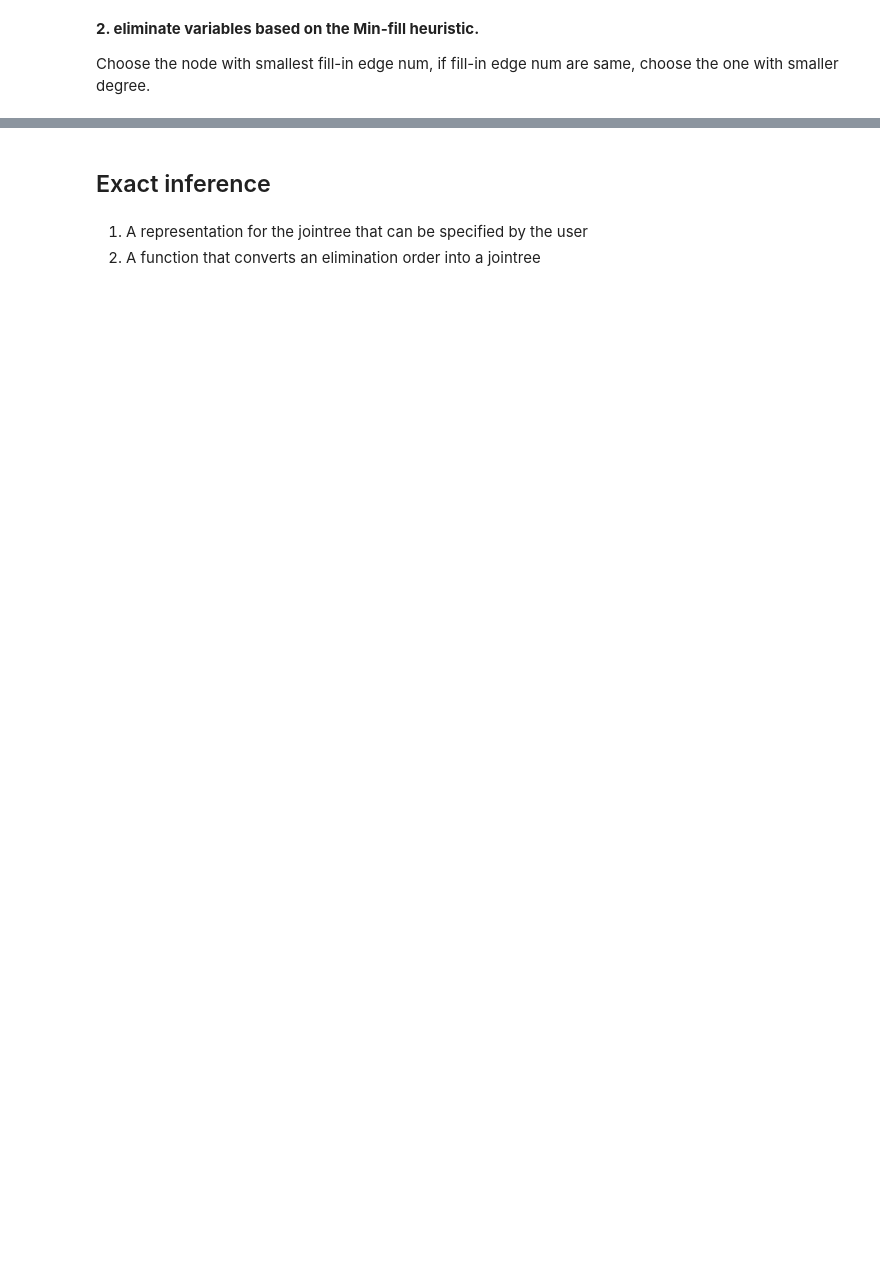
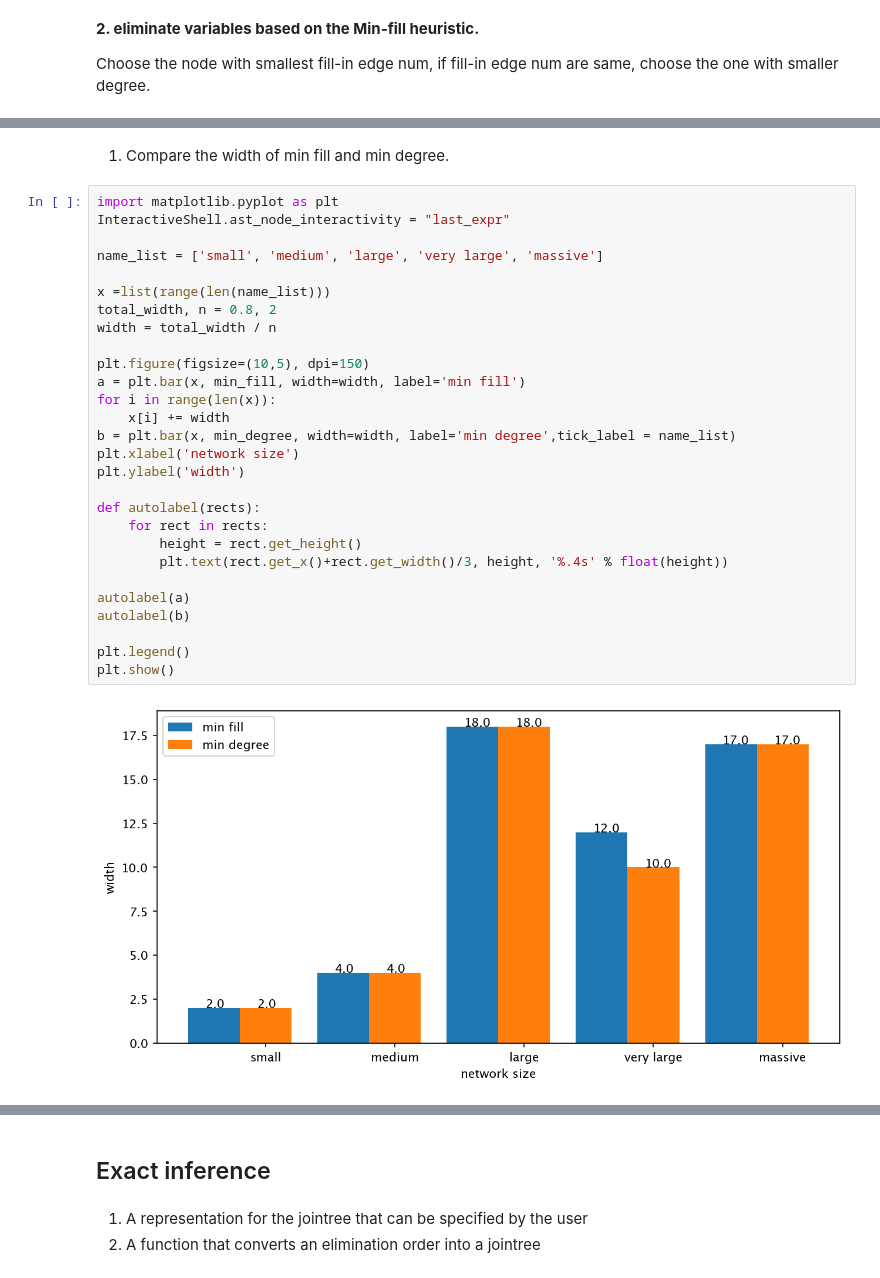
Before and after one commit to filrLi/9418-project-Bayes-Net, a Jupyter notebook: assignment2.ipynb, the cells around one changed output, grey strips where cells are left out. Saved outputs shown, nothing was run; the diff lists cells and outputs as text; blank space fills up the shorter version.

Commit message:
add min degree order, finish ve order benchmark

```diff
--- a/assignment2.ipynb
+++ b/assignment2.ipynb
@@ -131,0 +173,32 @@ ve_order
+# %% [markdown]
+1. Compare the width of min fill and min degree.
+# %%
+import matplotlib.pyplot as plt
+InteractiveShell.ast_node_interactivity = "last_expr"
+
+name_list = ['small', 'medium', 'large', 'very large', 'massive']
+
+x =list(range(len(name_list)))
+total_width, n = 0.8, 2
+width = total_width / n
+
+plt.figure(figsize=(10,5), dpi=150)
+a = plt.bar(x, min_fill, width=width, label='min fill')
+for i in range(len(x)):
+    x[i] += width
+b = plt.bar(x, min_degree, width=width, label='min degree',tick_label = name_list)
+plt.xlabel('network size')
+plt.ylabel('width')
+
+def autolabel(rects):
+    for rect in rects:
+        height = rect.get_height()
+        plt.text(rect.get_x()+rect.get_width()/3, height, '%.4s' % float(height))
+
+autolabel(a)
+autolabel(b)
+
+plt.legend()
+plt.show()
+# %% [output]
+[figure, added]
```
Also changed, not shown: parts of 15 cells of this notebook, 1 other file.
